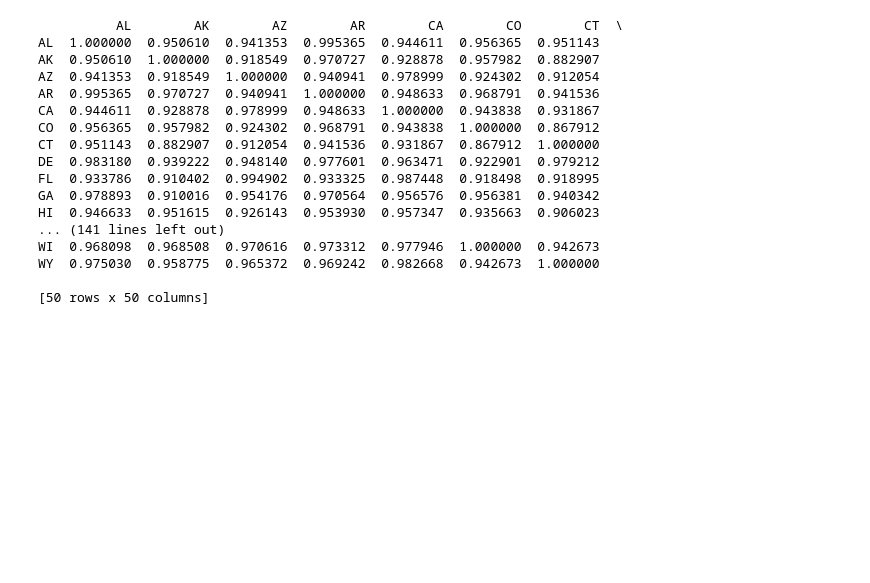
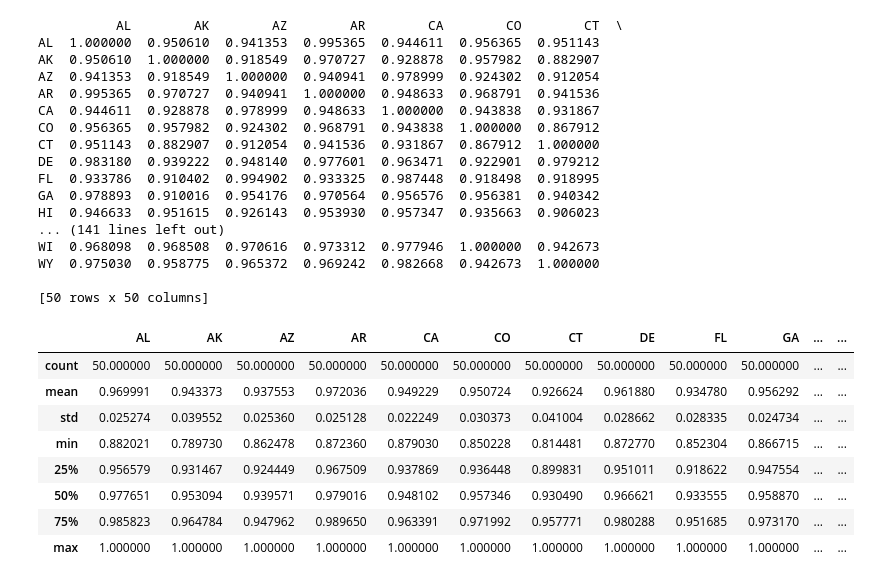
Before and after one commit to anurag19997/Sentdex-Practice, a Jupyter notebook: Building dataset.ipynb, the cells around one changed output. Saved outputs shown, nothing was run; the diff lists cells and outputs as text; code cells hidden in the pictures; blank space fills up the shorter version.

```diff
--- a/Building dataset.ipynb
+++ b/Building dataset.ipynb
@@ -119,5 +119,14 @@ WY  0.975030  0.958775  0.965372  0.969242  0.982668  0.942673  1.000000
 
 [50 rows x 50 columns]
 # %%
-HPI_correlation.describe()[3][]
+HPI_correlation.describe()
 # %% [output]
+|  | AL | AK | AZ | AR | CA | CO | CT | DE | FL | GA | ... | ... |
+| count | 50.000000 | 50.000000 | 50.000000 | 50.000000 | 50.000000 | 50.000000 | 50.000000 | 50.000000 | 50.000000 | 50.000000 | ... | ... |
+| mean | 0.969991 | 0.943373 | 0.937553 | 0.972036 | 0.949229 | 0.950724 | 0.926624 | 0.961880 | 0.934780 | 0.956292 | ... | ... |
+| std | 0.025274 | 0.039552 | 0.025360 | 0.025128 | 0.022249 | 0.030373 | 0.041004 | 0.028662 | 0.028335 | 0.024734 | ... | ... |
+| min | 0.882021 | 0.789730 | 0.862478 | 0.872360 | 0.879030 | 0.850228 | 0.814481 | 0.872770 | 0.852304 | 0.866715 | ... | ... |
+| 25% | 0.956579 | 0.931467 | 0.924449 | 0.967509 | 0.937869 | 0.936448 | 0.899831 | 0.951011 | 0.918622 | 0.947554 | ... | ... |
+| 50% | 0.977651 | 0.953094 | 0.939571 | 0.979016 | 0.948102 | 0.957346 | 0.930490 | 0.966621 | 0.933555 | 0.958870 | ... | ... |
+| 75% | 0.985823 | 0.964784 | 0.947962 | 0.989650 | 0.963391 | 0.971992 | 0.957771 | 0.980288 | 0.951685 | 0.973170 | ... | ... |
+| max | 1.000000 | 1.000000 | 1.000000 | 1.000000 | 1.000000 | 1.000000 | 1.000000 | 1.000000 | 1.000000 | 1.000000 | ... | ... |
```
Also changed, not shown: parts of 1 cell of this notebook, 1 other file.
